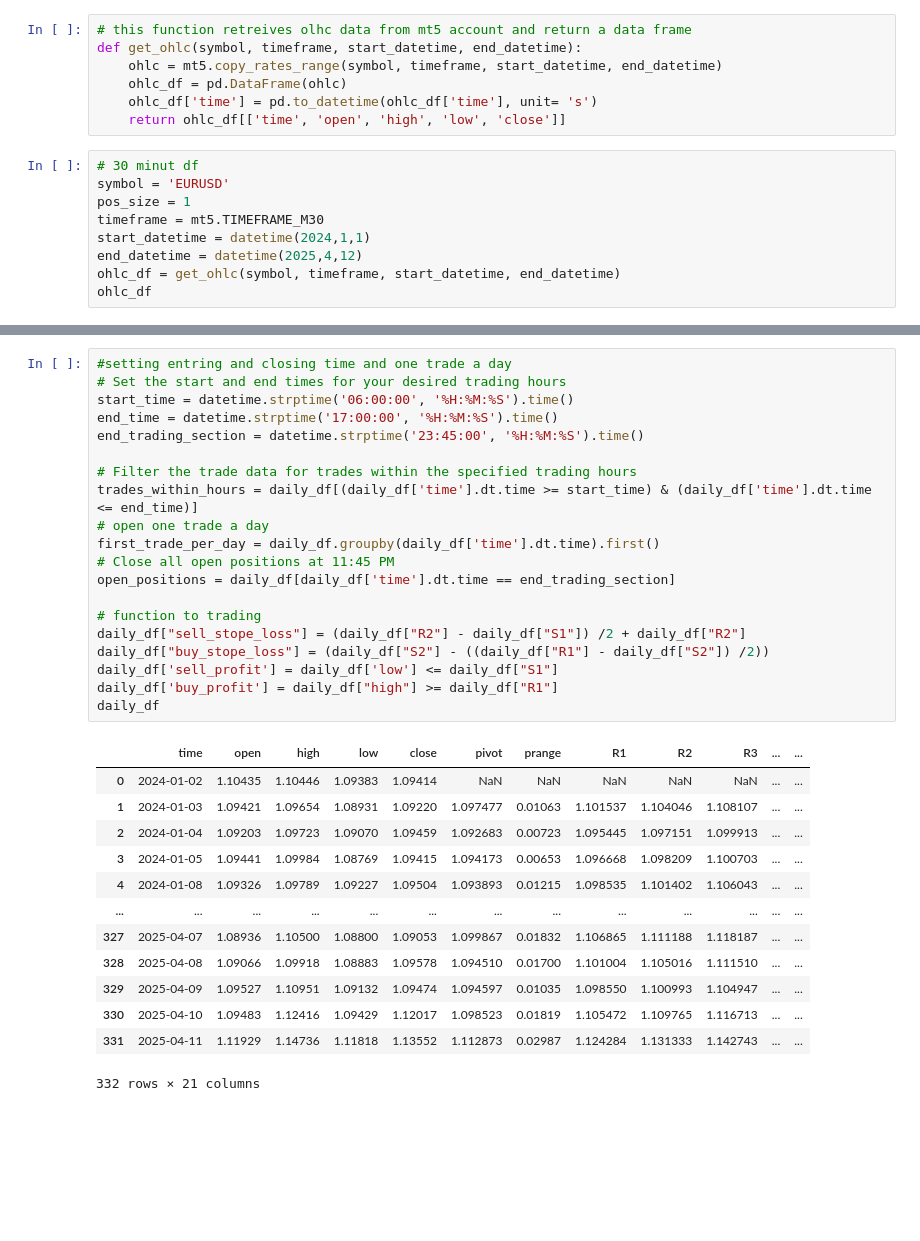
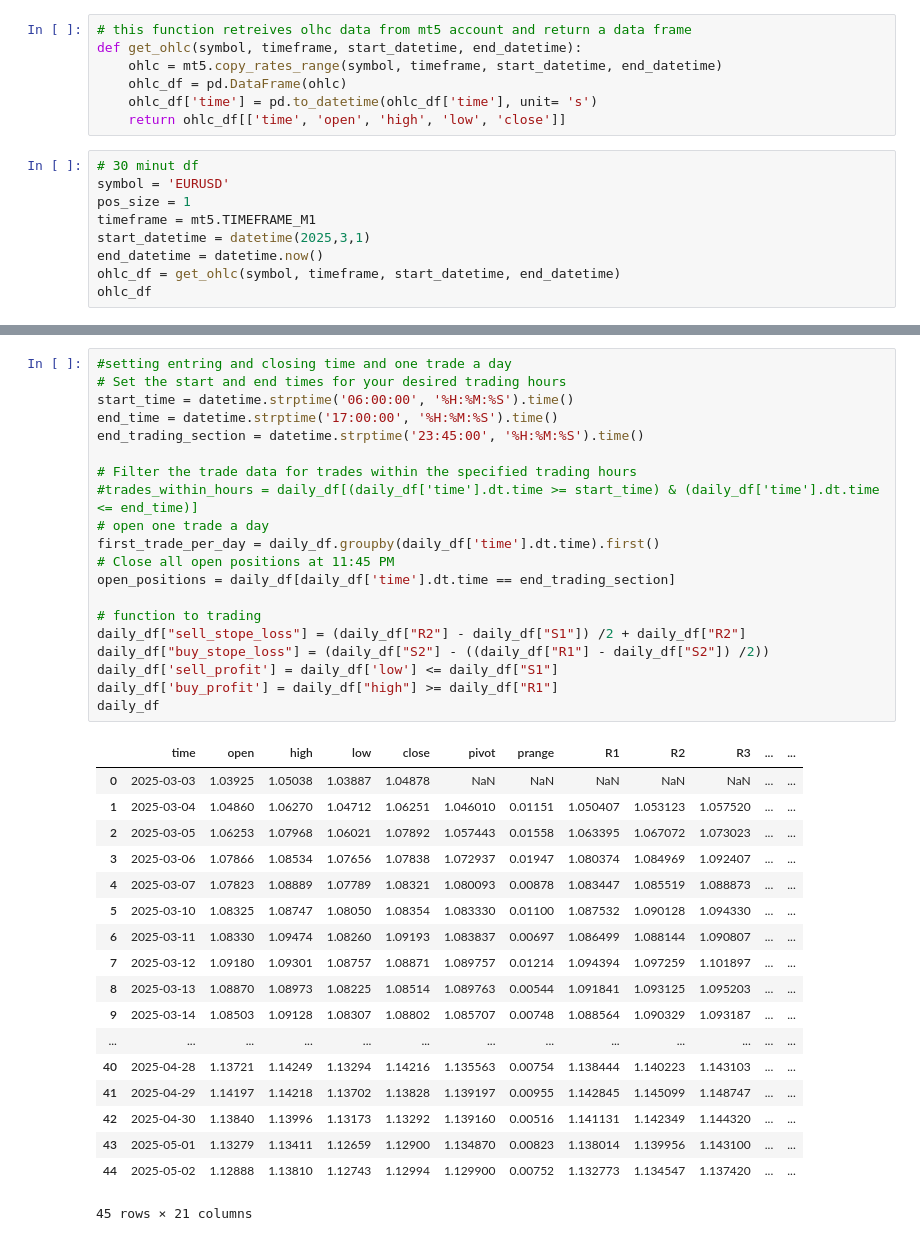
Before and after one commit to Moad2048/python_finance_market_projects, a Jupyter notebook: b2.ipynb, the cells around one changed output, grey strips where cells are left out. Drawn from its saved outputs; the diff is of its cells as text; blank space fills up the shorter version.

```diff
--- a/b2.ipynb
+++ b/b2.ipynb
@@ -31,9 +31,9 @@ def get_ohlc(symbol, timeframe, start_datetime, end_datetime):
 # 30 minut df
 symbol = 'EURUSD'
 pos_size = 1
-timeframe = mt5.TIMEFRAME_M30
-start_datetime = datetime(2024,1,1)
-end_datetime = datetime(2025,4,12)
+timeframe = mt5.TIMEFRAME_M1
+start_datetime = datetime(2025,3,1)
+end_datetime = datetime.now()
 ohlc_df = get_ohlc(symbol, timeframe, start_datetime, end_datetime)
 ohlc_df
 # %% [output]
@@ -168,35 +176,40 @@ daily_df[["time","sma_11","sma_114","prev_sma_11"]]
 # %%
 #setting entring and closing time and one trade a day
 # Set the start and end times for your desired trading hours
 start_time = datetime.strptime('06:00:00', '%H:%M:%S').time()
 end_time = datetime.strptime('17:00:00', '%H:%M:%S').time()
 end_trading_section = datetime.strptime('23:45:00', '%H:%M:%S').time()
 
 # Filter the trade data for trades within the specified trading hours
-trades_within_hours = daily_df[(daily_df['time'].dt.time >= start_time) & (daily_df['time'].dt.time <= end_time)]
+#trades_within_hours = daily_df[(daily_df['time'].dt.time >= start_time) & (daily_df['time'].dt.time <= end_time)]
 # open one trade a day
 first_trade_per_day = daily_df.groupby(daily_df['time'].dt.time).first()
 # Close all open positions at 11:45 PM
 open_positions = daily_df[daily_df['time'].dt.time == end_trading_section]
 
 # function to trading
 daily_df["sell_stope_loss"] = (daily_df["R2"] - daily_df["S1"]) /2 + daily_df["R2"]
 daily_df["buy_stope_loss"] = (daily_df["S2"] - ((daily_df["R1"] - daily_df["S2"]) /2))
 daily_df['sell_profit'] = daily_df['low'] <= daily_df["S1"]
 daily_df['buy_profit'] = daily_df["high"] >= daily_df["R1"]
 daily_df
 # %% [output]
 |  | time | open | high | low | close | pivot | prange | R1 | R2 | R3 | ... | ... |
-| 0 | 2024-01-02 | 1.10435 | 1.10446 | 1.09383 | 1.09414 | NaN | NaN | NaN | NaN | NaN | ... | ... |
-| 1 | 2024-01-03 | 1.09421 | 1.09654 | 1.08931 | 1.09220 | 1.097477 | 0.01063 | 1.101537 | 1.104046 | 1.108107 | ... | ... |
-| 2 | 2024-01-04 | 1.09203 | 1.09723 | 1.09070 | 1.09459 | 1.092683 | 0.00723 | 1.095445 | 1.097151 | 1.099913 | ... | ... |
-| 3 | 2024-01-05 | 1.09441 | 1.09984 | 1.08769 | 1.09415 | 1.094173 | 0.00653 | 1.096668 | 1.098209 | 1.100703 | ... | ... |
-| 4 | 2024-01-08 | 1.09326 | 1.09789 | 1.09227 | 1.09504 | 1.093893 | 0.01215 | 1.098535 | 1.101402 | 1.106043 | ... | ... |
+| 0 | 2025-03-03 | 1.03925 | 1.05038 | 1.03887 | 1.04878 | NaN | NaN | NaN | NaN | NaN | ... | ... |
+| 1 | 2025-03-04 | 1.04860 | 1.06270 | 1.04712 | 1.06251 | 1.046010 | 0.01151 | 1.050407 | 1.053123 | 1.057520 | ... | ... |
+| 2 | 2025-03-05 | 1.06253 | 1.07968 | 1.06021 | 1.07892 | 1.057443 | 0.01558 | 1.063395 | 1.067072 | 1.073023 | ... | ... |
+| 3 | 2025-03-06 | 1.07866 | 1.08534 | 1.07656 | 1.07838 | 1.072937 | 0.01947 | 1.080374 | 1.084969 | 1.092407 | ... | ... |
+| 4 | 2025-03-07 | 1.07823 | 1.08889 | 1.07789 | 1.08321 | 1.080093 | 0.00878 | 1.083447 | 1.085519 | 1.088873 | ... | ... |
+| 5 | 2025-03-10 | 1.08325 | 1.08747 | 1.08050 | 1.08354 | 1.083330 | 0.01100 | 1.087532 | 1.090128 | 1.094330 | ... | ... |
+| 6 | 2025-03-11 | 1.08330 | 1.09474 | 1.08260 | 1.09193 | 1.083837 | 0.00697 | 1.086499 | 1.088144 | 1.090807 | ... | ... |
+| 7 | 2025-03-12 | 1.09180 | 1.09301 | 1.08757 | 1.08871 | 1.089757 | 0.01214 | 1.094394 | 1.097259 | 1.101897 | ... | ... |
+| 8 | 2025-03-13 | 1.08870 | 1.08973 | 1.08225 | 1.08514 | 1.089763 | 0.00544 | 1.091841 | 1.093125 | 1.095203 | ... | ... |
+| 9 | 2025-03-14 | 1.08503 | 1.09128 | 1.08307 | 1.08802 | 1.085707 | 0.00748 | 1.088564 | 1.090329 | 1.093187 | ... | ... |
 | ... | ... | ... | ... | ... | ... | ... | ... | ... | ... | ... | ... | ... |
-| 327 | 2025-04-07 | 1.08936 | 1.10500 | 1.08800 | 1.09053 | 1.099867 | 0.01832 | 1.106865 | 1.111188 | 1.118187 | ... | ... |
-| 328 | 2025-04-08 | 1.09066 | 1.09918 | 1.08883 | 1.09578 | 1.094510 | 0.01700 | 1.101004 | 1.105016 | 1.111510 | ... | ... |
-| 329 | 2025-04-09 | 1.09527 | 1.10951 | 1.09132 | 1.09474 | 1.094597 | 0.01035 | 1.098550 | 1.100993 | 1.104947 | ... | ... |
-| 330 | 2025-04-10 | 1.09483 | 1.12416 | 1.09429 | 1.12017 | 1.098523 | 0.01819 | 1.105472 | 1.109765 | 1.116713 | ... | ... |
-| 331 | 2025-04-11 | 1.11929 | 1.14736 | 1.11818 | 1.13552 | 1.112873 | 0.02987 | 1.124284 | 1.131333 | 1.142743 | ... | ... |
+| 40 | 2025-04-28 | 1.13721 | 1.14249 | 1.13294 | 1.14216 | 1.135563 | 0.00754 | 1.138444 | 1.140223 | 1.143103 | ... | ... |
+| 41 | 2025-04-29 | 1.14197 | 1.14218 | 1.13702 | 1.13828 | 1.139197 | 0.00955 | 1.142845 | 1.145099 | 1.148747 | ... | ... |
+| 42 | 2025-04-30 | 1.13840 | 1.13996 | 1.13173 | 1.13292 | 1.139160 | 0.00516 | 1.141131 | 1.142349 | 1.144320 | ... | ... |
+| 43 | 2025-05-01 | 1.13279 | 1.13411 | 1.12659 | 1.12900 | 1.134870 | 0.00823 | 1.138014 | 1.139956 | 1.143100 | ... | ... |
+| 44 | 2025-05-02 | 1.12888 | 1.13810 | 1.12743 | 1.12994 | 1.129900 | 0.00752 | 1.132773 | 1.134547 | 1.137420 | ... | ... |
-332 rows × 21 columns
+45 rows × 21 columns
 # %%
```
Also changed, not shown: parts of 15 cells of this notebook, 2 other files.
